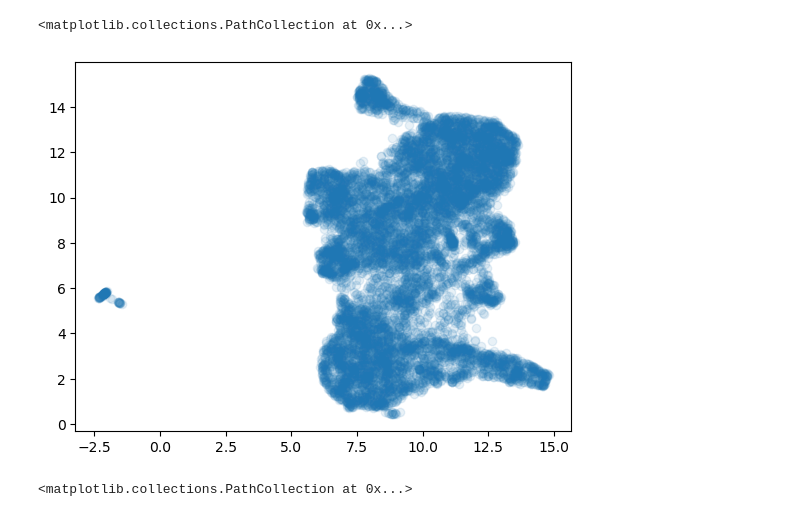
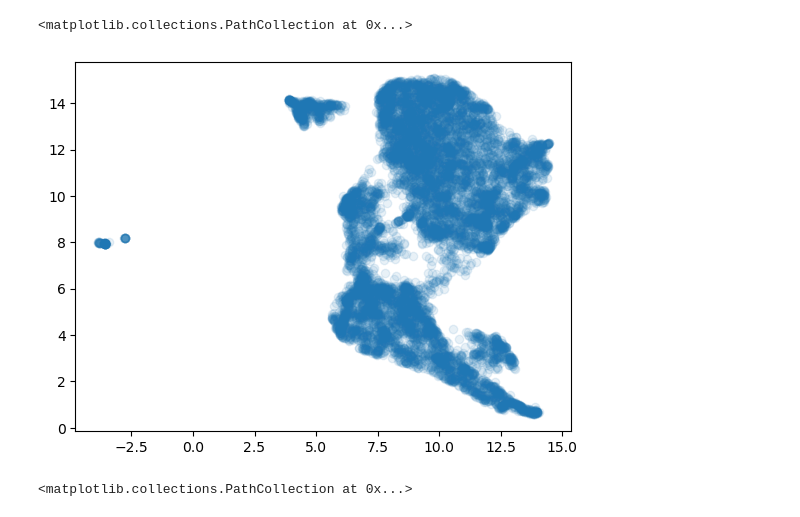
Before and after one commit to simonwarchol/seal, a Jupyter notebook: notebooks/process_data.ipynb, the cells around one changed output. Saved outputs shown, nothing was run; the diff lists cells and outputs as text; code cells hidden in the pictures.

```diff
--- a/notebooks/process_data.ipynb
+++ b/notebooks/process_data.ipynb
@@ -12,8 +12,8 @@ import tifffile as tf
 # %%
 exemplar_df = pd.read_csv("/Users/swarchol/Research/seal/data/exemplar-001/new/updated.csv")
 # %%
-feature_columns = ['DNA_6', 'ELANE', 'CD57', 'CD45', 'DNA_7', 'CD11B', 'SMA',
-       'CD16', 'DNA_8', 'ECAD', 'FOXP3', 'NCAM', ]
+feature_columns = ['DNA_6', 'ELANE', 'CD57', 'CD45',  'CD11B', 'SMA',
+       'CD16',  'ECAD', 'FOXP3', 'NCAM', ]
 # %%
 # feature_matrix
 feature_matrix = exemplar_df[feature_columns].to_numpy()
@@ -30,12 +30,12 @@ feature_matrix = np.log1p(feature_matrix)
 # %%
 import umap
 import matplotlib.pyplot as plt
 # embedding
-embedding = umap.UMAP(n_components=2, n_neighbors=50, min_dist=0.2, metric='euclidean').fit_transform(feature_matrix)
+embedding = umap.UMAP(n_components=2, n_neighbors=50, min_dist=0.1, metric='cosine').fit_transform(feature_matrix)
 plt.scatter(embedding[:, 0], embedding[:, 1],  cmap='viridis',alpha=0.1)
 # %% [output]
 <matplotlib.collections.PathCollection at 0x...>
-[figure, old version]
+[figure, new version]
 # %%
 plt.scatter(embedding[:, 0], embedding[:, 1],  cmap='viridis',alpha=0.1)
 # %% [output]
```
Also changed, not shown: 5 other files.
